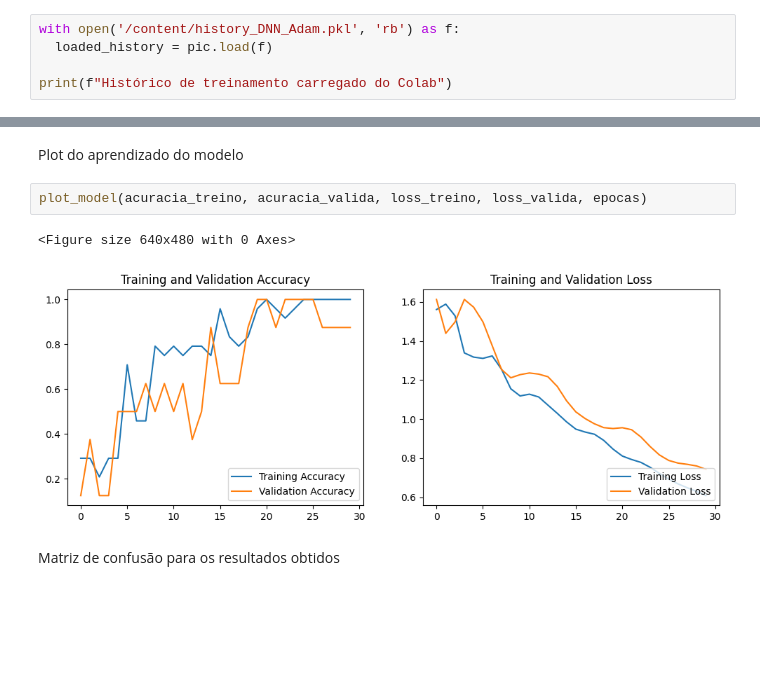
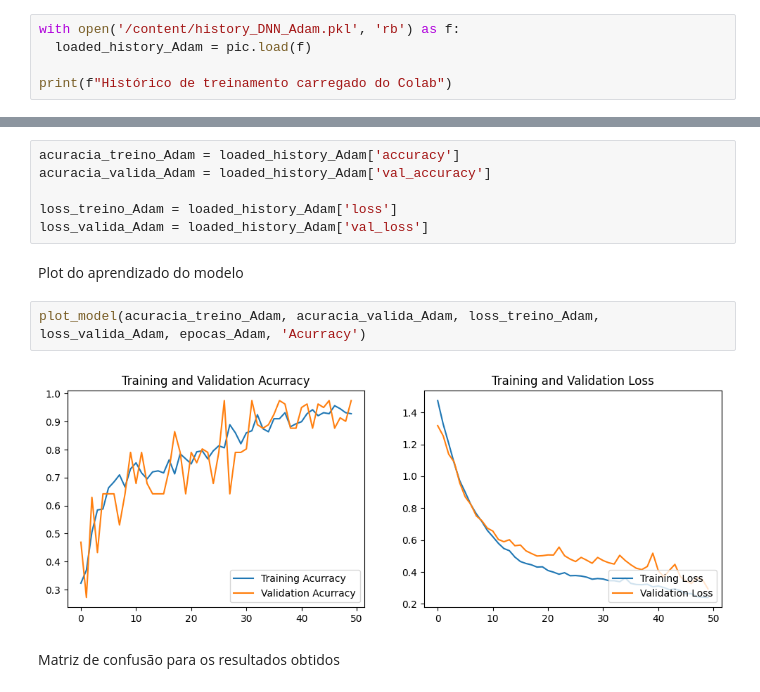
Before and after one commit to pelegrinoo/TinyML_ArdNanBLE33, a Jupyter notebook: Arduino_TinyML.ipynb, the cells around one changed output, grey strips where cells are left out. Drawn from its saved outputs; the diff is of its cells as text; blank space fills up the shorter version.

```diff
--- a/Arduino_TinyML.ipynb
+++ b/Arduino_TinyML.ipynb
@@ -398,7 +428,7 @@ Histórico de treinamento salvo no Colab
 Abre o histórico do treinamento
 # %%
 with open('/content/history_DNN_Adam.pkl', 'rb') as f:
-  loaded_history = pic.load(f)
+  loaded_history_Adam = pic.load(f)
 
 print(f"Histórico de treinamento carregado do Colab")
 # %% [output]
@@ -414,9 +438,14 @@ loss_valida = loaded_history['val_loss']
+# %%
+acuracia_treino_Adam = loaded_history_Adam['accuracy']
+acuracia_valida_Adam = loaded_history_Adam['val_accuracy']
+
+loss_treino_Adam = loaded_history_Adam['loss']
+loss_valida_Adam = loaded_history_Adam['val_loss']
 # %% [markdown]
 Plot do aprendizado do modelo
-# %%
-plot_model(acuracia_treino, acuracia_valida, loss_treino, loss_valida, epocas)
-# %% [output]
-<Figure size 640x480 with 0 Axes>
-[figure, removed]
+# %%
+plot_model(acuracia_treino_Adam, acuracia_valida_Adam, loss_treino_Adam, loss_valida_Adam, epocas_Adam, 'Acurracy')
+# %% [output]
+[figure, added]
 # %% [markdown]
 Matriz de confusão para os resultados obtidos
```
Also changed, not shown: parts of 54 cells of this notebook.
